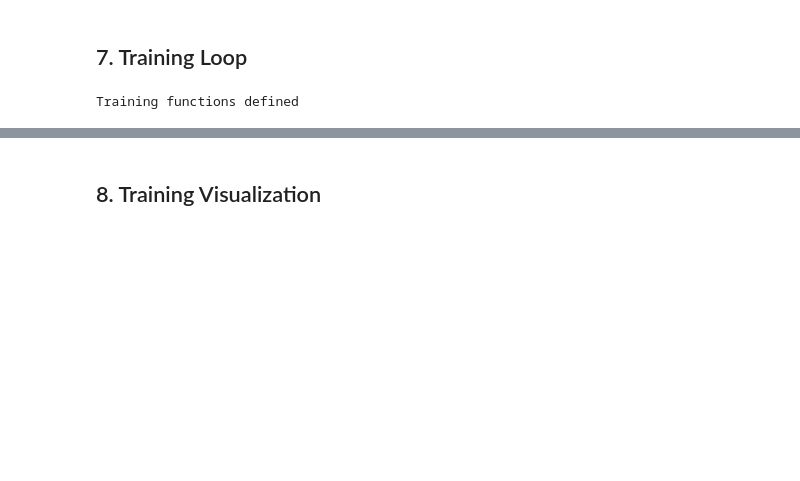
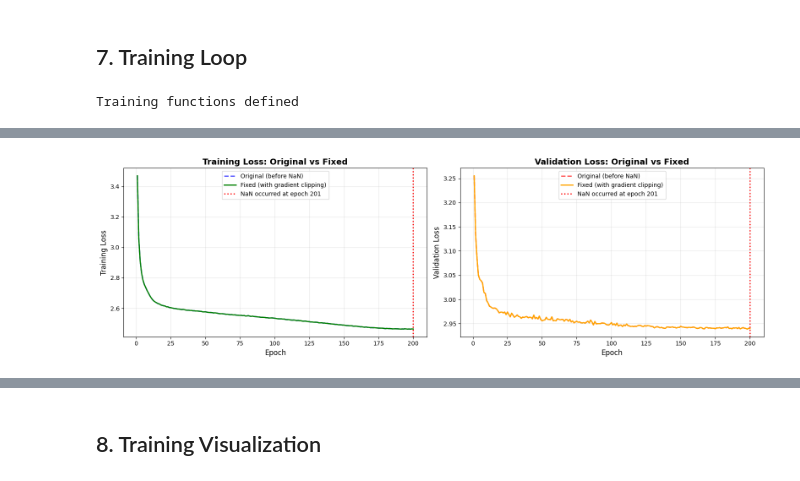
Before and after one commit to topspeed69/Music-Classification-by-Spectogram, a Jupyter notebook: notebooks/Music_Classification_Training_Colab.ipynb, the cells around one changed output, grey strips where cells are left out. Saved outputs shown, nothing was run; the diff lists cells and outputs as text; code cells hidden in the pictures; blank space fills up the shorter version.

```diff
--- a/notebooks/Music_Classification_Training_Colab.ipynb
+++ b/notebooks/Music_Classification_Training_Colab.ipynb
@@ -530,0 +1554,75 @@ Learning Rate: 0.000970
+# %%
+# Compare original training vs fixed training
+import matplotlib.pyplot as plt
+import numpy as np
+
+if training_successful and len(train_losses_fixed) > 0:
+    fig, axes = plt.subplots(1, 2, figsize=(16, 5))
+
+    # Prepare data - filter out NaN from original training
+    train_losses_clean = [x for x in train_losses_fixed if not np.isnan(x)]
+    val_losses_clean = [x for x in val_losses_fixed if not np.isnan(x)]
+    epochs_original = range(1, len(train_losses_clean) + 1)
+    epochs_fixed = range(1, len(train_losses_fixed) + 1)
+
+    # 1. Training Loss Comparison
+    ax1 = axes[0]
+    ax1.plot(epochs_original, train_losses_clean, 'b--', label='Original (before NaN)',
+             linewidth=2, alpha=0.7)
+    ax1.plot(epochs_fixed, train_losses_fixed, 'g-', label='Fixed (with gradient clipping)',
+             linewidth=2)
+    ax1.axvline(x=len(train_losses_clean), color='red', linestyle=':',
+                linewidth=2, label=f'NaN occurred at epoch {len(train_losses_clean)+1}')
+    ax1.set_xlabel('Epoch', fontsize=12)
+    ax1.set_ylabel('Training Loss', fontsize=12)
+    ax1.set_title('Training Loss: Original vs Fixed', fontsize=14, fontweight='bold')
+    ax1.legend(fontsize=10)
+    ax1.grid(True, alpha=0.3)
+
+    # 2. Validation Loss Comparison
+    ax2 = axes[1]
+    ax2.plot(epochs_original, val_losses_clean, 'r--', label='Original (before NaN)',
+             linewidth=2, alpha=0.7)
+    ax2.plot(epochs_fixed, val_losses_fixed, 'orange', label='Fixed (with gradient clipping)',
+             linewidth=2)
+    ax2.axvline(x=len(val_losses_clean), color='red', linestyle=':',
+                linewidth=2, label=f'NaN occurred at epoch {len(val_losses_clean)+1}')
+    ax2.set_xlabel('Epoch', fontsize=12)
+    ax2.set_ylabel('Validation Loss', fontsize=12)
+    ax2.set_title('Validation Loss: Original vs Fixed', fontsize=14, fontweight='bold')
+    ax2.legend(fontsize=10)
+    ax2.grid(True, alpha=0.3)
+
+    plt.tight_layout()
+    plt.savefig('training_comparison.png', dpi=150, bbox_inches='tight')
+    plt.show()
+
+    # Print comparison statistics
+    print("="*70)
+    print("COMPARISON: Original vs Fixed Training")
+    print("="*70)
+    print(f"\nOriginal Training (before NaN):")
+    print(f"  • Completed epochs: {len(train_losses_clean)}")
+    print(f"  • Last train loss: {train_losses_clean[-1]:.4f}")
+    print(f"  • Last val loss: {val_losses_clean[-1]:.4f}")
+    print(f"  • Best val loss: {min(val_losses_clean):.4f}")
+    print(f"  • Status: ✗ Failed at epoch {len(train_losses_clean)+1} (NaN)")
+
+    print(f"\nFixed Training (with gradient clipping):")
+    print(f"  • Completed epochs: {len(train_losses_fixed)}")
+    print(f"  • Last train loss: {train_losses_fixed[-1]:.4f}")
+    print(f"  • Last val loss: {val_losses_fixed[-1]:.4f}")
+    print(f"  • Best val loss: {min(val_losses_fixed):.4f}")
+    print(f"  • Status: ✓ Completed successfully")
+
+    print(f"\nKey Difference:")
+    print(f"  • Gradient clipping prevented NaN explosion")
+    print(f"  • Stable training for {len(train_losses_fixed)} epochs")
+    print(f"  • Lower learning rate improved convergence")
+    print("="*70)
+
+    print("\n✓ Comparison visualization saved as 'training_comparison.png'")
+else:
+    print("⚠ Cannot compare - fixed training did not complete successfully")
+# %% [output]
+[figure, added]
```
Also changed, not shown: parts of 49 cells of this notebook, 56 other files.
